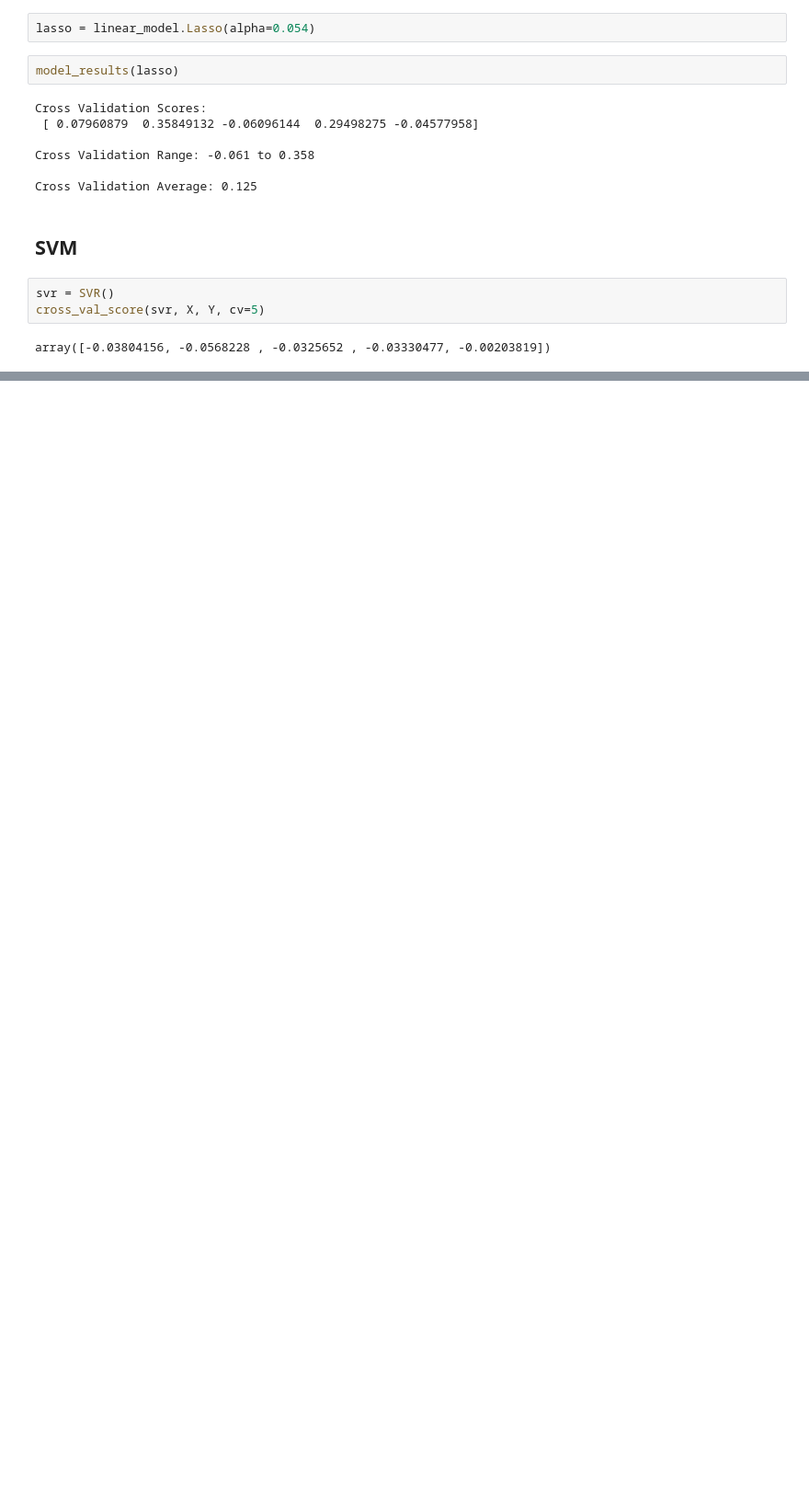
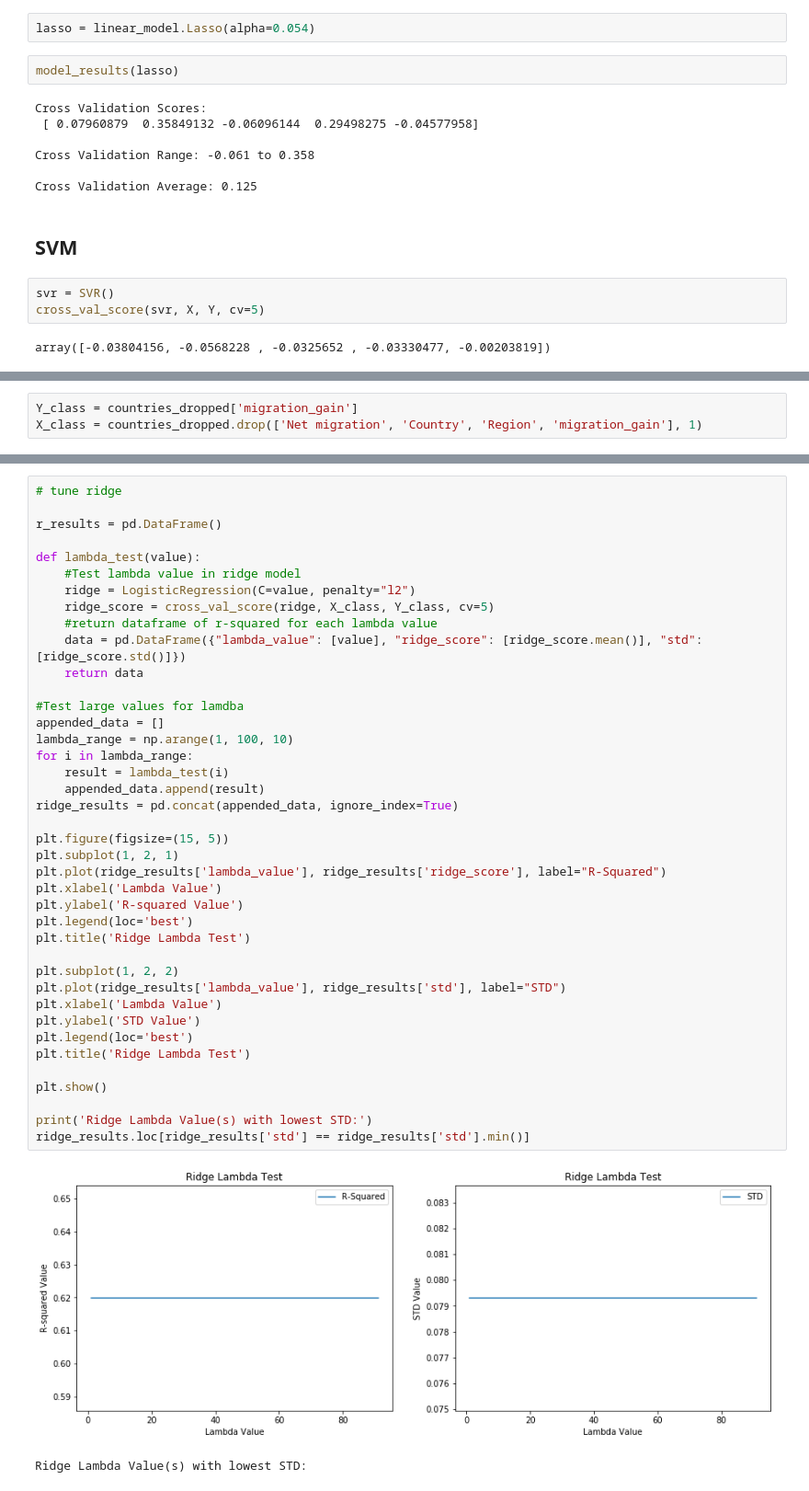
Before and after one commit to mbeckmanssf/Thinkful, a Jupyter notebook: Unit-3/Capstone-Countries.ipynb, the cells around one changed output, grey strips where cells are left out. Shown at 92% size. Cells and saved outputs as stored; diff of their text form; blank space fills up the shorter version.

```diff
--- a/Unit-3/Capstone-Countries.ipynb
+++ b/Unit-3/Capstone-Countries.ipynb
@@ -421,0 +512,3 @@ array([-0.03804156, -0.0568228 , -0.0325652 , -0.03330477, -0.00203819])
+# %%
+Y_class = countries_dropped['migration_gain']
+X_class = countries_dropped.drop(['Net migration', 'Country', 'Region', 'migration_gain'], 1)
@@ -421,0 +539,43 @@ array([-0.03804156, -0.0568228 , -0.0325652 , -0.03330477, -0.00203819])
+# %%
+# tune ridge
+
+r_results = pd.DataFrame()
+
+def lambda_test(value):
+    #Test lambda value in ridge model
+    ridge = LogisticRegression(C=value, penalty="l2")
+    ridge_score = cross_val_score(ridge, X_class, Y_class, cv=5)
+    #return dataframe of r-squared for each lambda value
+    data = pd.DataFrame({"lambda_value": [value], "ridge_score": [ridge_score.mean()], "std": [ridge_score.std()]})
+    return data
+
+#Test large values for lamdba
+appended_data = []
+lambda_range = np.arange(1, 100, 10)
+for i in lambda_range:
+    result = lambda_test(i)
+    appended_data.append(result)
+ridge_results = pd.concat(appended_data, ignore_index=True)
+
+plt.figure(figsize=(15, 5))
+plt.subplot(1, 2, 1)
+plt.plot(ridge_results['lambda_value'], ridge_results['ridge_score'], label="R-Squared")
+plt.xlabel('Lambda Value')
+plt.ylabel('R-squared Value')
+plt.legend(loc='best')
+plt.title('Ridge Lambda Test')
+
+plt.subplot(1, 2, 2)
+plt.plot(ridge_results['lambda_value'], ridge_results['std'], label="STD")
+plt.xlabel('Lambda Value')
+plt.ylabel('STD Value')
+plt.legend(loc='best')
+plt.title('Ridge Lambda Test')
+
+plt.show()
+
+print('Ridge Lambda Value(s) with lowest STD:')
+ridge_results.loc[ridge_results['std'] == ridge_results['std'].min()]
+# %% [output]
+[figure, added]
+Ridge Lambda Value(s) with lowest STD:
```
Also changed, not shown: parts of 24 cells of this notebook.
